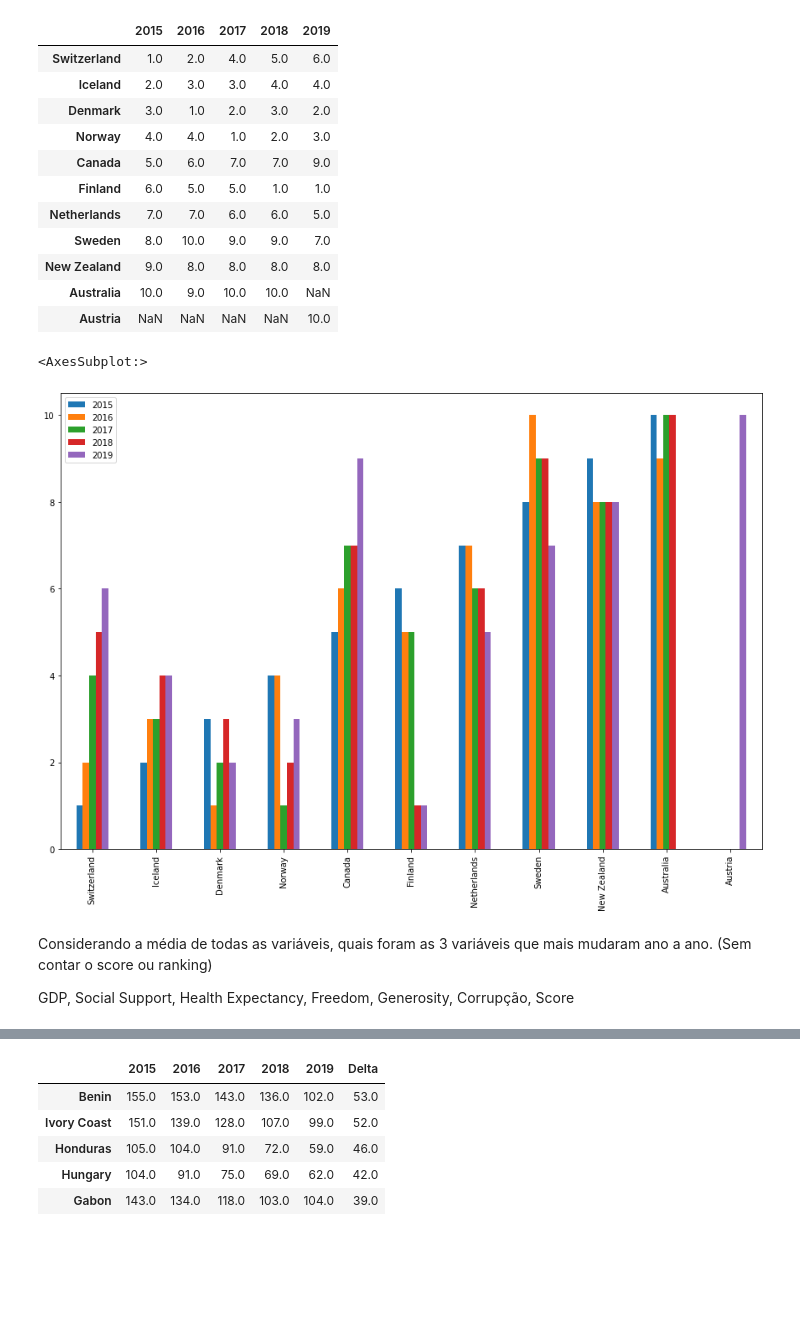
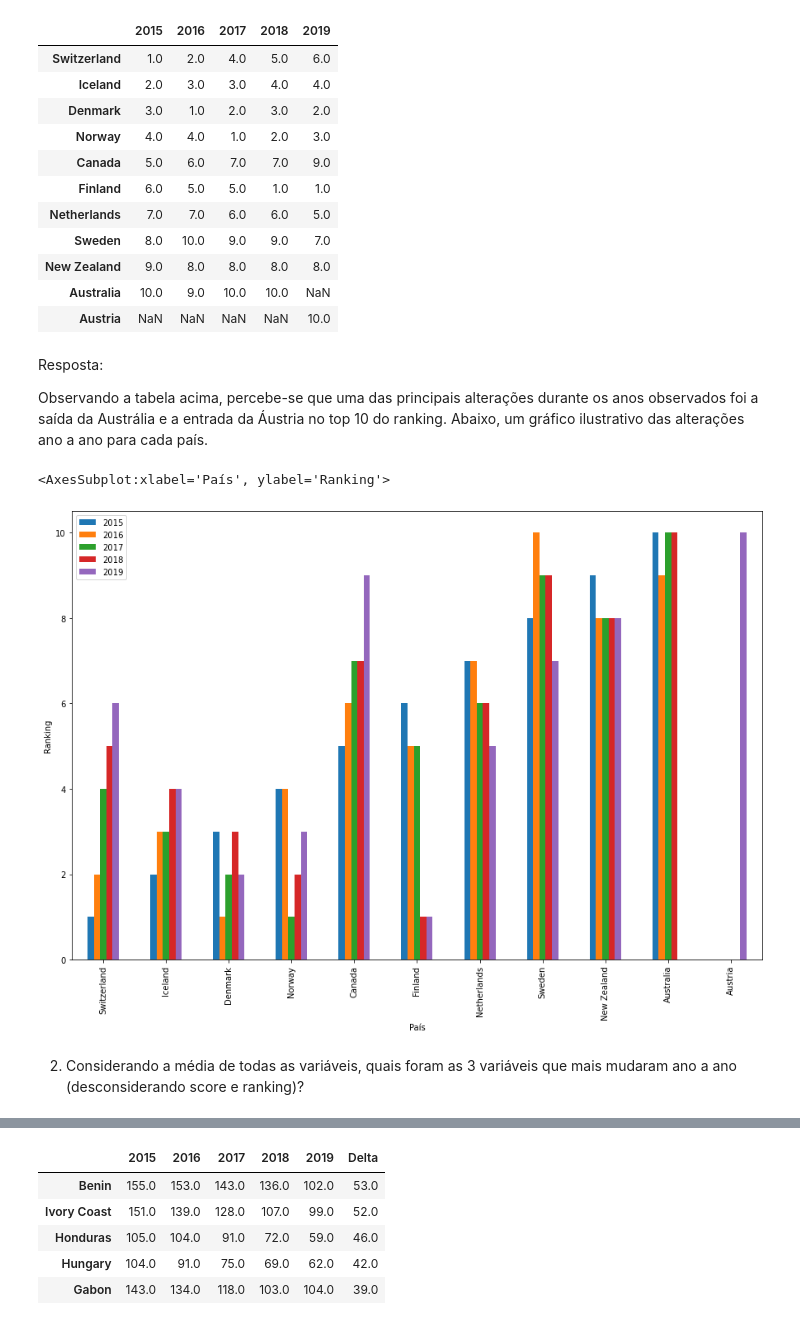
Before and after one commit to leoeiji/letscode-projeto-3, a Jupyter notebook: Notebook.ipynb, the cells around one changed output, grey strips where cells are left out. Cells and saved outputs as stored; diff of their text form; code cells hidden in the pictures; blank space fills up the shorter version.

```diff
--- a/Notebook.ipynb
+++ b/Notebook.ipynb
@@ -194,19 +218,15 @@ df_ranks
 | New Zealand | 9.0 | 8.0 | 8.0 | 8.0 | 8.0 |
 | Australia | 10.0 | 9.0 | 10.0 | 10.0 | NaN |
 | Austria | NaN | NaN | NaN | NaN | 10.0 |
-# %%
-# fig, ax = plt.subplots(figsize=(15, 10))
-# for (index, values) in df_ranks.iterrows():
-#     ax.plot(values.index, values, label=index)
-# ax.legend()
-# ax.invert_yaxis()
-
-# plt.show()
-df_ranks.plot(kind="bar", figsize=(15, 10))
-# %% [output]
-<AxesSubplot:>
-[figure, removed]
+# %% [markdown]
+Resposta:
+
+Observando a tabela acima, percebe-se que uma das principais alterações durante os anos observados foi a saída da Austrália e a entrada da Áustria no top 10 do ranking.
+Abaixo, um gráfico ilustrativo das alterações ano a ano para cada país.
+# %%
+df_ranks.plot(kind="bar", figsize=(15, 10), ylabel="Ranking", xlabel="País")
+# %% [output]
+<AxesSubplot:xlabel='País', ylabel='Ranking'>
+[figure, added]
 # %% [markdown]
-Considerando a média de todas as variáveis, quais foram as 3 variáveis que mais mudaram ano a ano. (Sem contar o score ou ranking)
-
-GDP, Social Support, Health Expectancy, Freedom, Generosity, Corrupção, Score
+2. Considerando a média de todas as variáveis, quais foram as 3 variáveis que mais mudaram ano a ano (desconsiderando score e ranking)?
```
Also changed, not shown: parts of 27 cells of this notebook.
